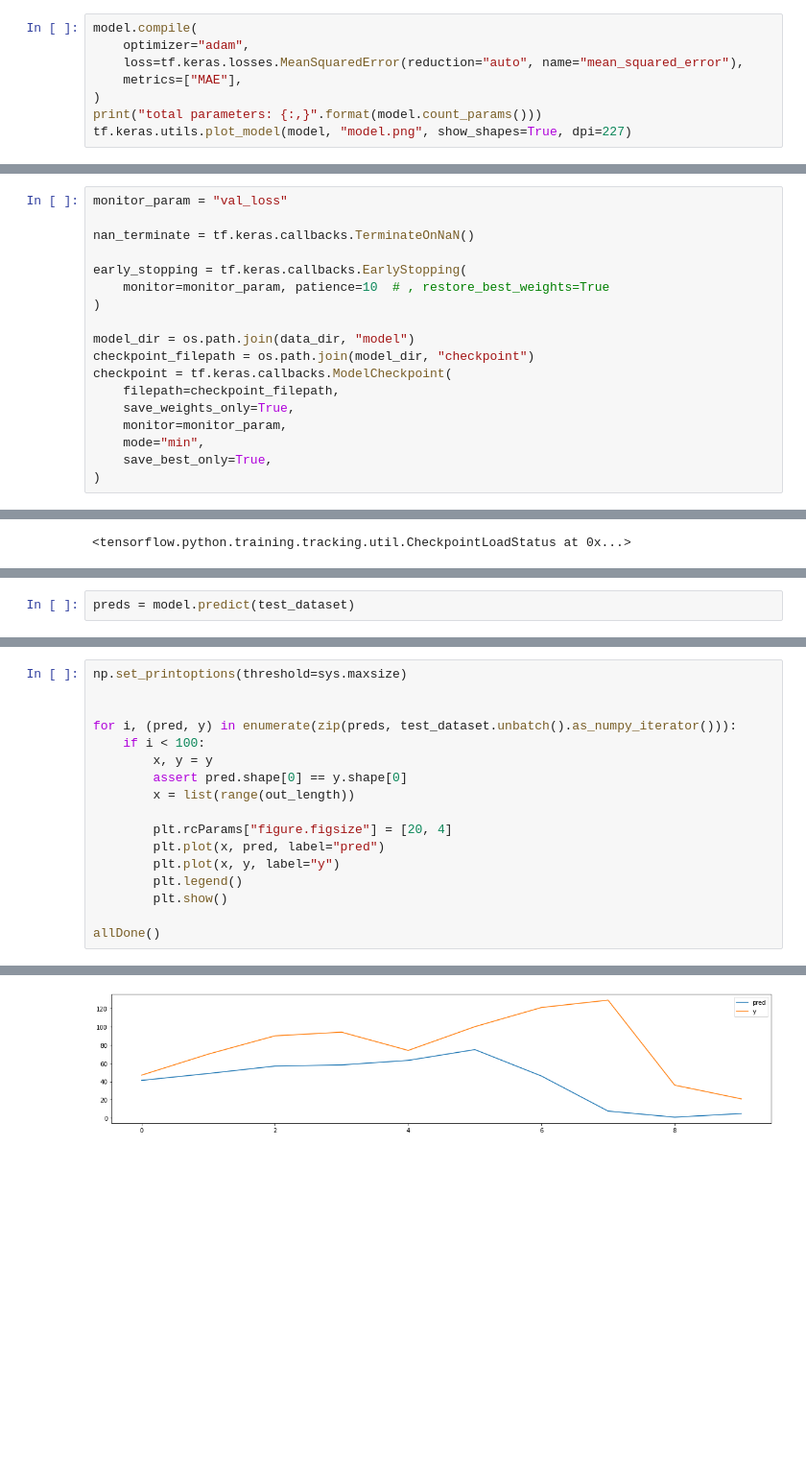
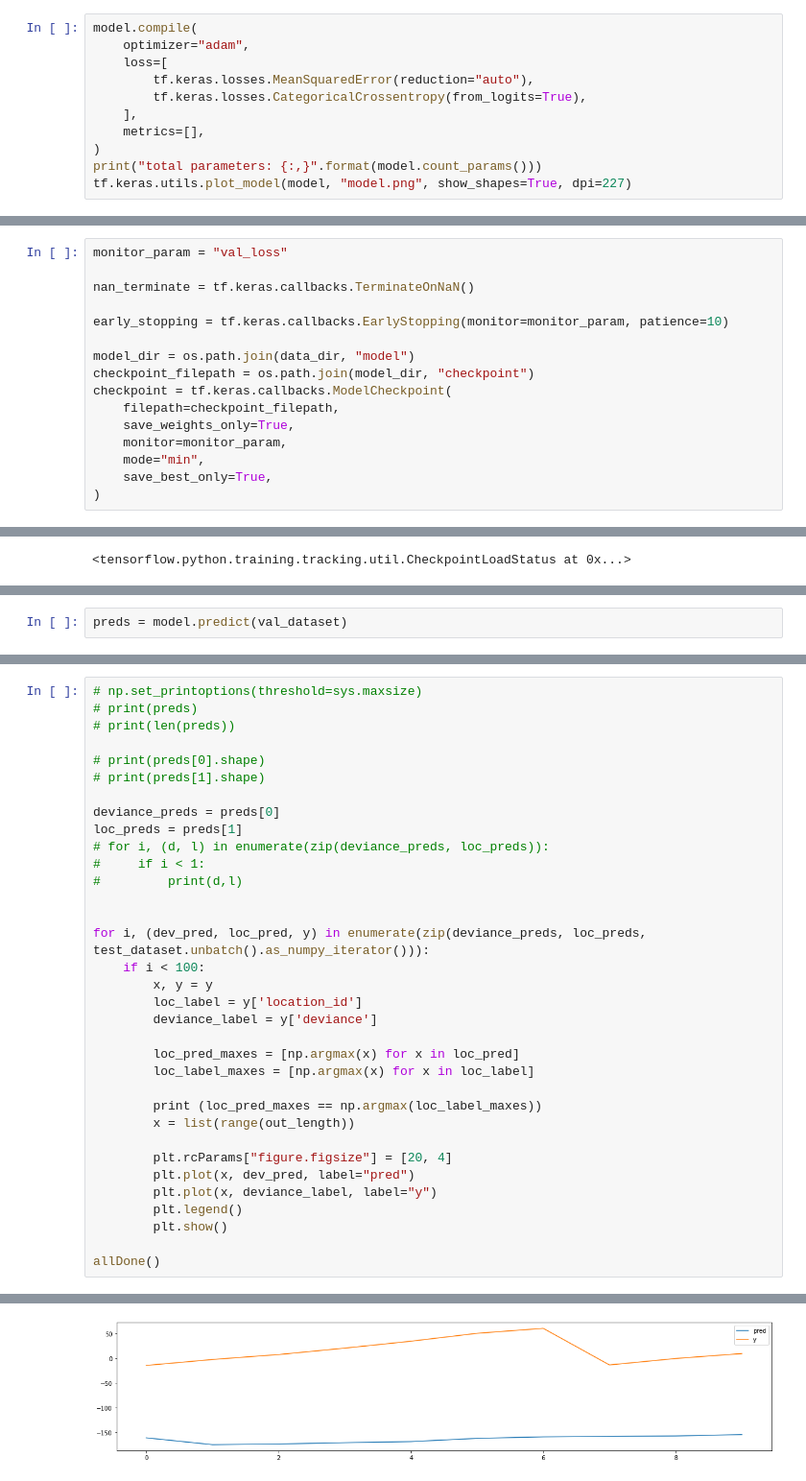
Before and after one commit to grahamseamans/bus_prediction, a Jupyter notebook: src/LSTM.ipynb, the cells around one changed output, grey strips where cells are left out. Shown at 96% size. Saved outputs shown, nothing was run; the diff lists cells and outputs as text; blank space fills up the shorter version.

Commit message:
predicting stops and deviances, kinda sketch

```diff
--- a/src/LSTM.ipynb
+++ b/src/LSTM.ipynb
@@ -335,8 +314,11 @@ model = tf.keras.Model(
 # %%
 model.compile(
     optimizer="adam",
-    loss=tf.keras.losses.MeanSquaredError(reduction="auto", name="mean_squared_error"),
-    metrics=["MAE"],
+    loss=[
+        tf.keras.losses.MeanSquaredError(reduction="auto"),
+        tf.keras.losses.CategoricalCrossentropy(from_logits=True),
+    ],
+    metrics=[],
 )
 print("total parameters: {:,}".format(model.count_params()))
 tf.keras.utils.plot_model(model, "model.png", show_shapes=True, dpi=227)
@@ -348,9 +330,7 @@ monitor_param = "val_loss"
 
 nan_terminate = tf.keras.callbacks.TerminateOnNaN()
 
-early_stopping = tf.keras.callbacks.EarlyStopping(
-    monitor=monitor_param, patience=10  # , restore_best_weights=True
-)
+early_stopping = tf.keras.callbacks.EarlyStopping(monitor=monitor_param, patience=10)
 
 model_dir = os.path.join(data_dir, "model")
 checkpoint_filepath = os.path.join(model_dir, "checkpoint")
@@ -401,2 +381,2 @@ model.evaluate(test_dataset)
 # %%
-preds = model.predict(test_dataset)
+preds = model.predict(val_dataset)
@@ -407,16 +383,33 @@ print(preds.shape)
 # %%
-np.set_printoptions(threshold=sys.maxsize)
+# np.set_printoptions(threshold=sys.maxsize)
+# print(preds)
+# print(len(preds))
+
+# print(preds[0].shape)
+# print(preds[1].shape)
+
+deviance_preds = preds[0]
+loc_preds = preds[1]
+# for i, (d, l) in enumerate(zip(deviance_preds, loc_preds)):
+#     if i < 1:
+#         print(d,l)
 
 
-for i, (pred, y) in enumerate(zip(preds, test_dataset.unbatch().as_numpy_iterator())):
+for i, (dev_pred, loc_pred, y) in enumerate(zip(deviance_preds, loc_preds, test_dataset.unbatch().as_numpy_iterator())):
     if i < 100:
         x, y = y
-        assert pred.shape[0] == y.shape[0]
+        loc_label = y['location_id']
+        deviance_label = y['deviance']
+
+        loc_pred_maxes = [np.argmax(x) for x in loc_pred]
+        loc_label_maxes = [np.argmax(x) for x in loc_label]
+
+        print (loc_pred_maxes == np.argmax(loc_label_maxes))
         x = list(range(out_length))
 
         plt.rcParams["figure.figsize"] = [20, 4]
-        plt.plot(x, pred, label="pred")
-        plt.plot(x, y, label="y")
+        plt.plot(x, dev_pred, label="pred")
+        plt.plot(x, deviance_label, label="y")
         plt.legend()
         plt.show()
 
@@ -426 +421 @@ allDone()
-[figure, old version]
+[figure, new version]
```
Also changed, not shown: parts of 12 cells of this notebook, 3 other files.
